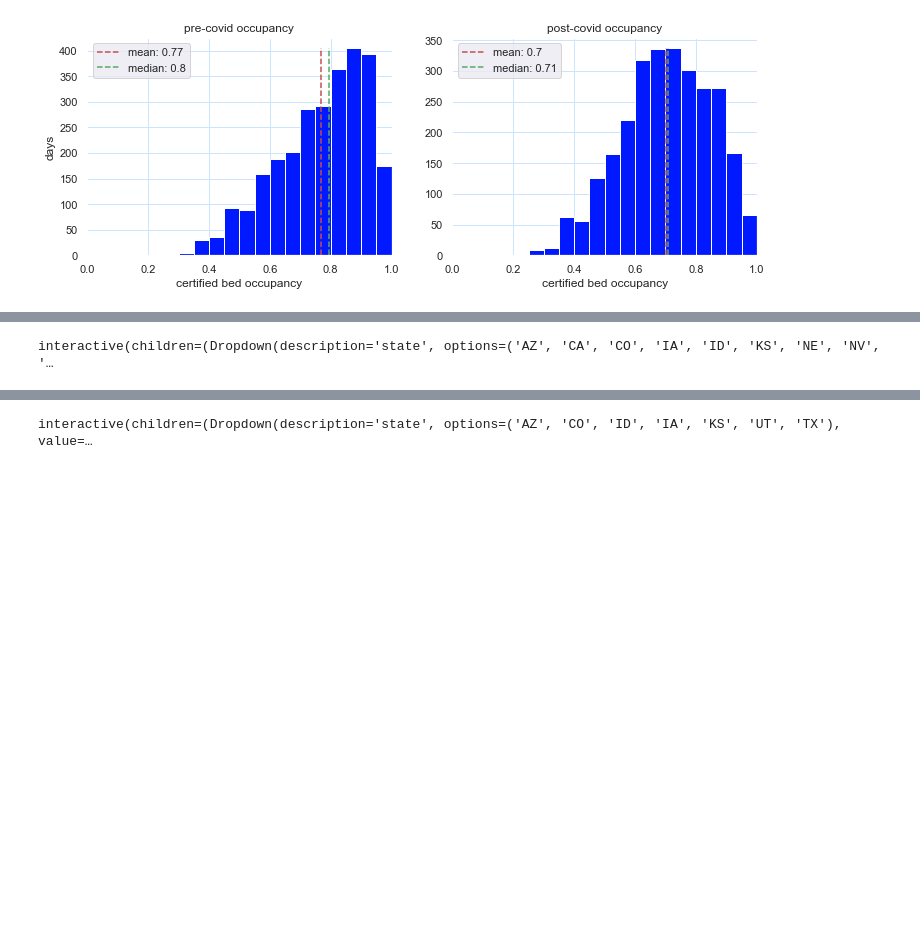
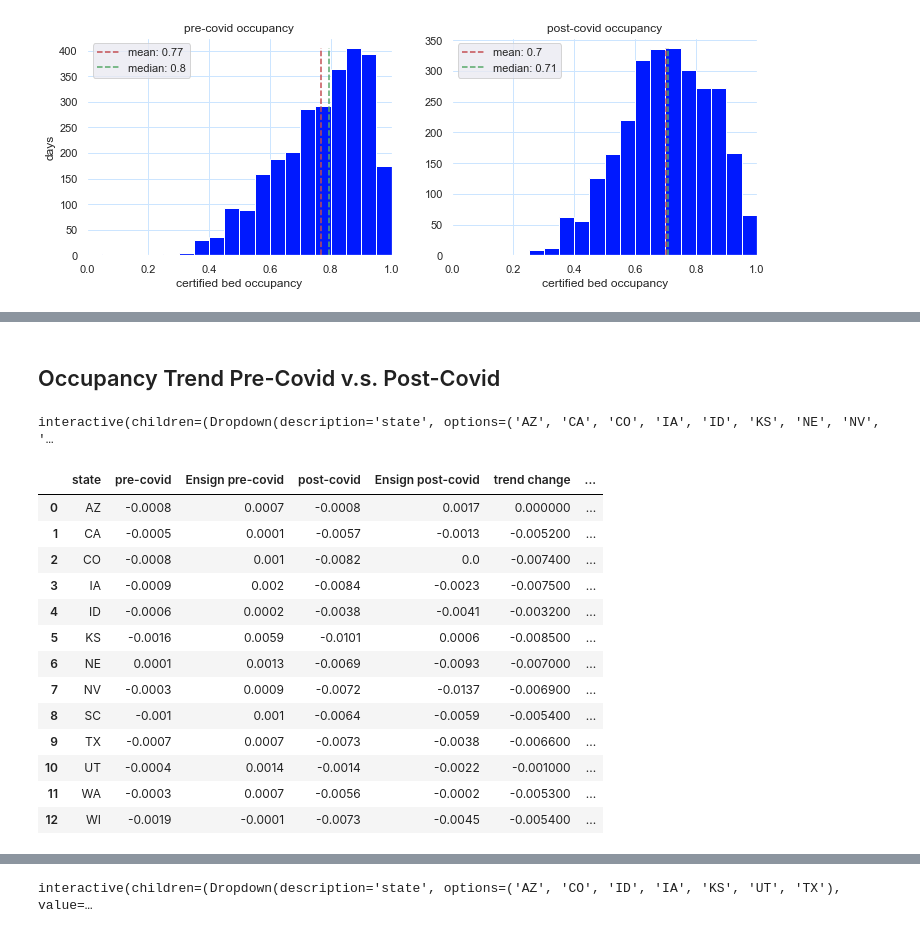
Before and after one commit to elee2021/pbj, a Jupyter notebook: occupancy_summary.ipynb, the cells around one changed output, grey strips where cells are left out. Saved outputs shown, nothing was run; the diff lists cells and outputs as text; code cells hidden in the pictures; blank space fills up the shorter version.

```diff
--- a/occupancy_summary.ipynb
+++ b/occupancy_summary.ipynb
@@ -261,3 +155,5 @@ df.style.apply(highlight_ensign, subset=['Ensign pre-covid', 'Ensign post-covid'
+# %% [markdown]
+## Occupancy Trend Pre-Covid v.s. Post-Covid
 # %%
 # from scipy.signal import find_peaks
 
@@ -370,0 +303,38 @@ interactive(children=(Dropdown(description='state', options=('AZ', 'CA', 'CO', '
+# %%
+def highlight_ensign_trend(row):
+    colors = list()
+    if row['Ensign pre-covid']> row['pre-covid']:
+        colors.append('background-color: palegreen;')
+    else:
+        colors.append('background-color: lightcoral')
+    if row['Ensign post-covid'] > row['post-covid']:
+        colors.append('background-color: palegreen;')
+    else:
+        colors.append('background-color: lightcoral')
+    if row['Ensign trend change'] > row['trend change']:
+        colors.append('background-color: palegreen;')
+    else:
+        colors.append('background-color: lightcoral')
+
+    colors.append('')
+    colors.append('')
+    colors.append('')
+
+    return colors
+
+state_trend_df.style.apply(highlight_ensign_trend, subset=['Ensign pre-covid', 'Ensign post-covid', 'Ensign trend change', 'pre-covid', 'post-covid', 'trend change'], axis=1)
+# %% [output]
+|  | state | pre-covid | Ensign pre-covid | post-covid | Ensign post-covid | trend change | ... |
+| 0 | AZ | -0.0008 | 0.0007 | -0.0008 | 0.0017 | 0.000000 | ... |
+| 1 | CA | -0.0005 | 0.0001 | -0.0057 | -0.0013 | -0.005200 | ... |
+| 2 | CO | -0.0008 | 0.001 | -0.0082 | 0.0 | -0.007400 | ... |
+| 3 | IA | -0.0009 | 0.002 | -0.0084 | -0.0023 | -0.007500 | ... |
+| 4 | ID | -0.0006 | 0.0002 | -0.0038 | -0.0041 | -0.003200 | ... |
+| 5 | KS | -0.0016 | 0.0059 | -0.0101 | 0.0006 | -0.008500 | ... |
+| 6 | NE | 0.0001 | 0.0013 | -0.0069 | -0.0093 | -0.007000 | ... |
+| 7 | NV | -0.0003 | 0.0009 | -0.0072 | -0.0137 | -0.006900 | ... |
+| 8 | SC | -0.001 | 0.001 | -0.0064 | -0.0059 | -0.005400 | ... |
+| 9 | TX | -0.0007 | 0.0007 | -0.0073 | -0.0038 | -0.006600 | ... |
+| 10 | UT | -0.0004 | 0.0014 | -0.0014 | -0.0022 | -0.001000 | ... |
+| 11 | WA | -0.0003 | 0.0007 | -0.0056 | -0.0002 | -0.005300 | ... |
+| 12 | WI | -0.0019 | -0.0001 | -0.0073 | -0.0045 | -0.005400 | ... |
```
Also changed, not shown: parts of 15 cells of this notebook.
